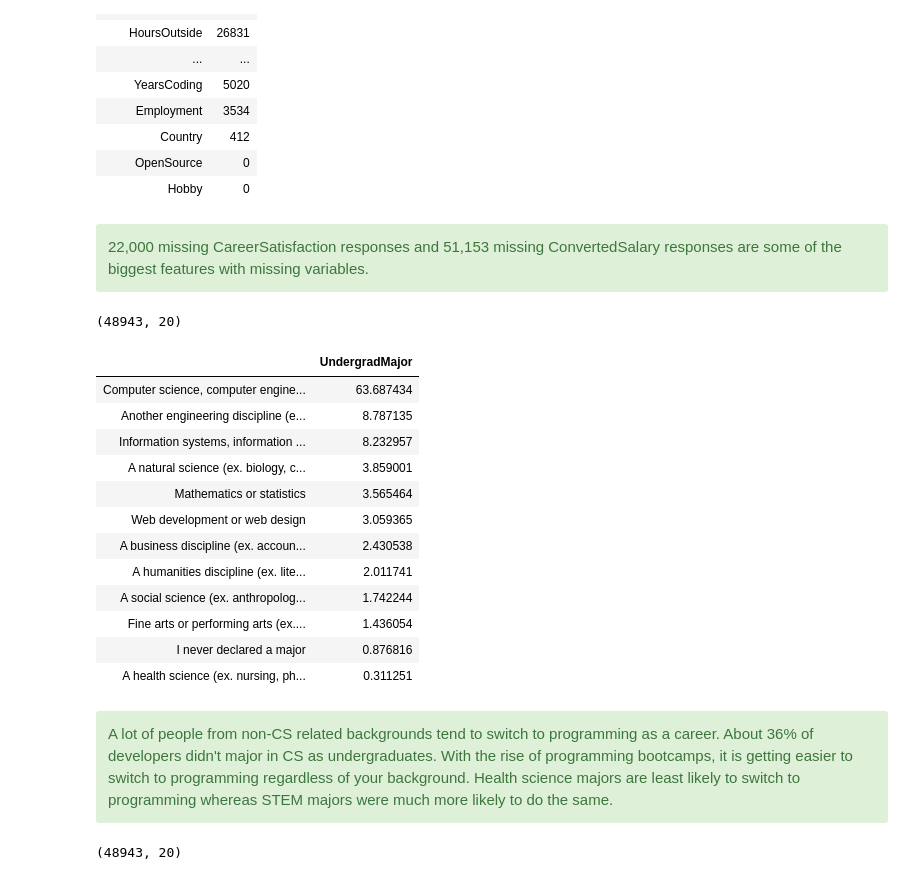
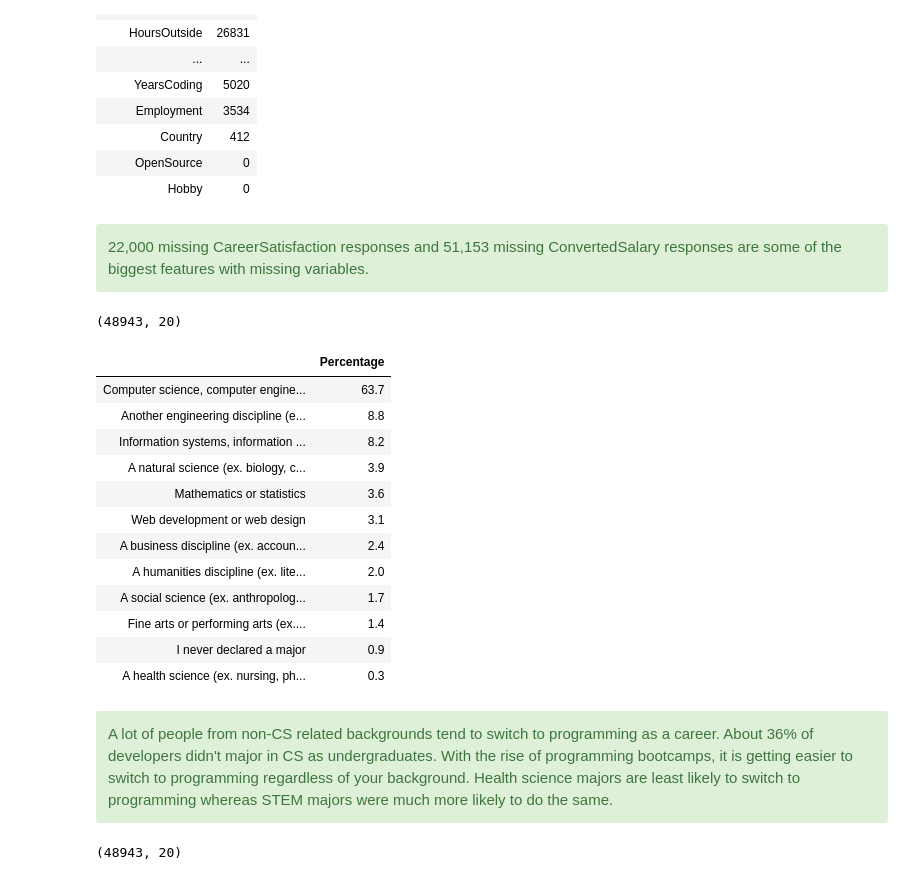
Before and after one commit to nitishvj/Capstone-1-Developers-Survey-Analysis, a Jupyter notebook: Capstone 1.ipynb, the cells around one changed output. Drawn from its saved outputs; the diff is of its cells as text; code cells hidden in the pictures.

```diff
--- a/Capstone 1.ipynb
+++ b/Capstone 1.ipynb
@@ -97,6 +97,7 @@ pd.DataFrame(data.isnull().sum().sort_values(ascending=False)) # Num of null val
 # %% [markdown]
 <div class="span5 alert alert-success">
 22,000 missing CareerSatisfaction responses and 51,153 missing ConvertedSalary responses are some of the biggest features with missing variables.
+</div>
 # %%
 ## Drop NaN values from certain columns
 clean_df = data.dropna(subset=['EthicalImplications','AIFuture','YearsCoding','EthicsReport','EthicsChoice',\
@@ -110,24 +111,25 @@ clean_df.shape
 pd.DataFrame(data[data.ConvertedSalary.isnull()==False].isnull().sum().sort_values(ascending=False)).head(10);
 # %%
 df_dropped_majors = data.dropna(subset=['UndergradMajor'])
-pd.DataFrame(df_dropped_majors['UndergradMajor'].value_counts(normalize=True)*100)
+ugrad_majors = pd.DataFrame(df_dropped_majors['UndergradMajor'].value_counts(normalize=True)*100).round(1)
+ugrad_majors.columns=['Percentage'];ugrad_majors
 # %% [output]
-|  | UndergradMajor |
-| Computer science, computer engine... | 63.687434 |
-| Another engineering discipline (e... | 8.787135 |
-| Information systems, information ... | 8.232957 |
-| A natural science (ex. biology, c... | 3.859001 |
-| Mathematics or statistics | 3.565464 |
-| Web development or web design | 3.059365 |
-| A business discipline (ex. accoun... | 2.430538 |
-| A humanities discipline (ex. lite... | 2.011741 |
-| A social science (ex. anthropolog... | 1.742244 |
-| Fine arts or performing arts (ex.... | 1.436054 |
-| I never declared a major | 0.876816 |
-| A health science (ex. nursing, ph... | 0.311251 |
+|  | Percentage |
+| Computer science, computer engine... | 63.7 |
+| Another engineering discipline (e... | 8.8 |
+| Information systems, information ... | 8.2 |
+| A natural science (ex. biology, c... | 3.9 |
+| Mathematics or statistics | 3.6 |
+| Web development or web design | 3.1 |
+| A business discipline (ex. accoun... | 2.4 |
+| A humanities discipline (ex. lite... | 2.0 |
+| A social science (ex. anthropolog... | 1.7 |
+| Fine arts or performing arts (ex.... | 1.4 |
+| I never declared a major | 0.9 |
+| A health science (ex. nursing, ph... | 0.3 |
 # %% [markdown]
 <div class="span5 alert alert-success">
-A lot of people from non-CS related backgrounds tend to switch to programming as a career. About 36% of developers didn't major in CS as undergraduates. With the rise of programming bootcamps, it is getting easier to switch to programming regardless of your background. Health science majors are least likely to switch to programming whereas STEM majors were much more likely to do the same.
+A lot of people from non-CS related backgrounds tend to switch to programming as a career. About 36% of developers didn't major in CS as undergraduates. With the rise of programming bootcamps, it is getting easier to switch to programming regardless of your background. Health science majors are least likely to switch to programming whereas STEM majors were much more likely to do the same. </div>
 # %%
 clean_df.shape
 # %% [output]
```
Also changed, not shown: parts of 39 cells of this notebook.
